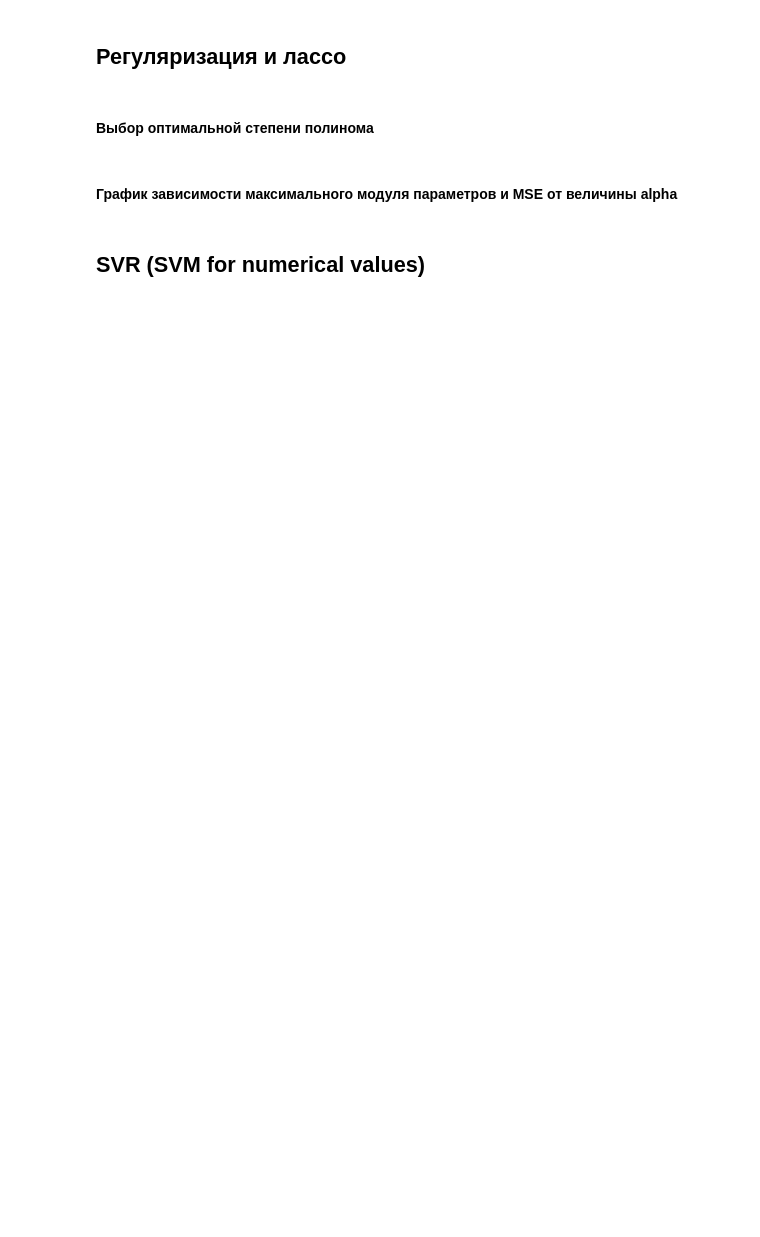
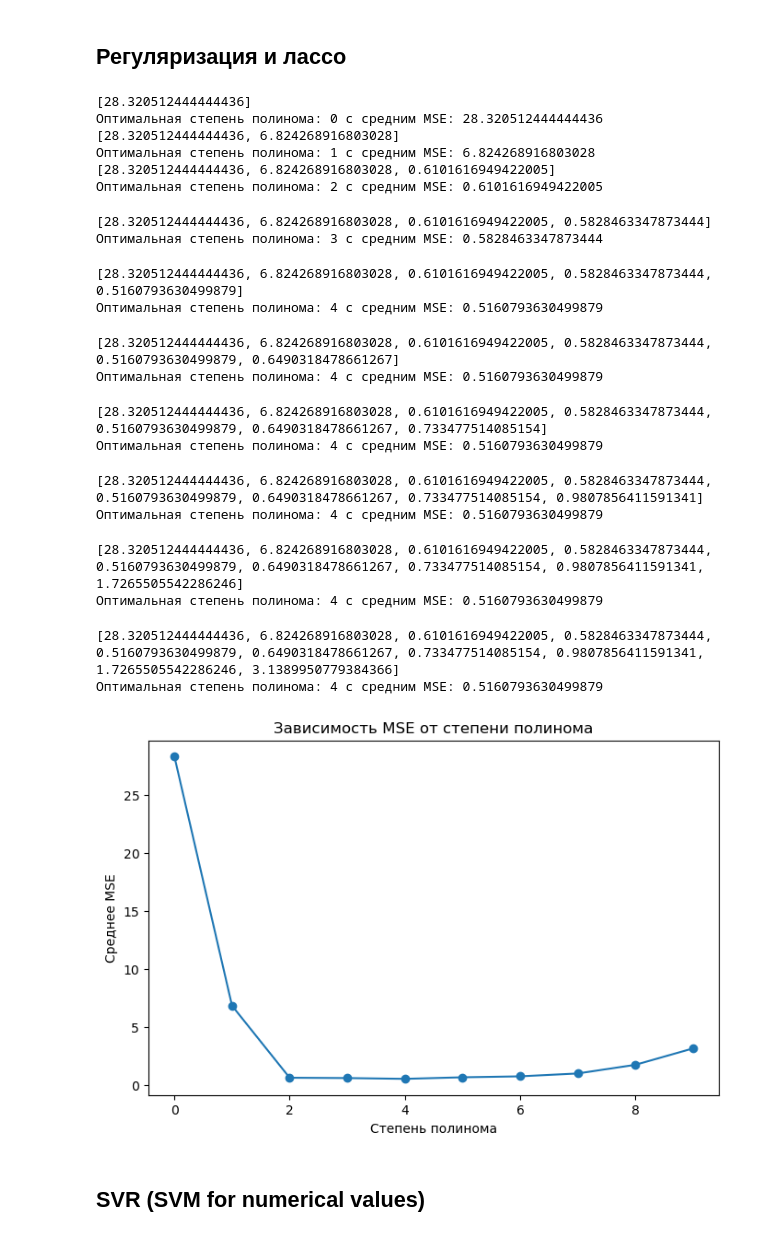
Before and after one commit to noitcelfer7/AIM_practice, a Jupyter notebook: HT5/AIM_practice_5.ipynb, the cells around one changed output. Drawn from its saved outputs; the diff is of its cells as text; code cells hidden in the pictures; blank space fills up the shorter version.

```diff
--- a/HT5/AIM_practice_5.ipynb
+++ b/HT5/AIM_practice_5.ipynb
@@ -202,8 +198,79 @@ plt.show()
 # %% [markdown]
 ## Регуляризация и лассо
-# %% [markdown]
-#### Выбор оптимальной степени полинома
-# %% [markdown]
-#### График зависимости максимального модуля параметров и MSE от величины alpha
+# %%
+from sklearn.linear_model import Lasso
+
+alpha_values = np.logspace(-3, 3, 100)
+
+best_degree = None
+best_mse = float('inf')
+best_mse_values = []
+alphas = []
+
+for i in range(iter_count):
+    poly = PolynomialFeatures(i)
+
+    X_poly = poly.fit_transform(data_3)
+
+    X_train, X_test, y_train, y_test = train_test_split(X_poly, data['sales'], random_state=42)
+
+    ridge_mse_values = []
+    ridge_coef_max = []
+
+    for alpha in alpha_values:
+        ridge = Lasso(alpha=alpha)
+        ridge.fit(X_train, y_train)
+        y_pred = ridge.predict(X_test)
+
+        mse = mean_squared_error(y_test, y_pred)
+
+        ridge_mse_values.append(mse)
+        ridge_coef_max.append(np.max(np.abs(ridge.coef_)))
+
+    avg_mse = np.mean(ridge_mse_values)
+    best_mse_values.append(avg_mse)
+
+    if avg_mse < best_mse:
+        best_mse = avg_mse
+        best_degree = i
+
+    print(best_mse_values)
+
+    pows.append(i)
+
+
+
+    print(f'Оптимальная степень полинома: {best_degree} с средним MSE: {best_mse}')
+
+
+plt.figure(figsize=(8, 5))
+
+plt.plot(list(i for i in range(iter_count)), best_mse_values, marker='o')
+plt.xlabel('Степень полинома')
+plt.ylabel('Среднее MSE')
+plt.title('Зависимость MSE от степени полинома')
+plt.show()
+# %% [output]
+[28.320512444444436]
+Оптимальная степень полинома: 0 с средним MSE: 28.320512444444436
+[28.320512444444436, 6.824268916803028]
+Оптимальная степень полинома: 1 с средним MSE: 6.824268916803028
+[28.320512444444436, 6.824268916803028, 0.6101616949422005]
+Оптимальная степень полинома: 2 с средним MSE: 0.6101616949422005
+[28.320512444444436, 6.824268916803028, 0.6101616949422005, 0.5828463347873444]
+Оптимальная степень полинома: 3 с средним MSE: 0.5828463347873444
+[28.320512444444436, 6.824268916803028, 0.6101616949422005, 0.5828463347873444, 0.5160793630499879]
+Оптимальная степень полинома: 4 с средним MSE: 0.5160793630499879
+[28.320512444444436, 6.824268916803028, 0.6101616949422005, 0.5828463347873444, 0.5160793630499879, 0.6490318478661267]
+Оптимальная степень полинома: 4 с средним MSE: 0.5160793630499879
+[28.320512444444436, 6.824268916803028, 0.6101616949422005, 0.5828463347873444, 0.5160793630499879, 0.6490318478661267, 0.733477514085154]
+Оптимальная степень полинома: 4 с средним MSE: 0.5160793630499879
+[28.320512444444436, 6.824268916803028, 0.6101616949422005, 0.5828463347873444, 0.5160793630499879, 0.6490318478661267, 0.733477514085154, 0.9807856411591341]
+Оптимальная степень полинома: 4 с средним MSE: 0.5160793630499879
+[28.320512444444436, 6.824268916803028, 0.6101616949422005, 0.5828463347873444, 0.5160793630499879, 0.6490318478661267, 0.733477514085154, 0.9807856411591341, 1.7265505542286246]
+Оптимальная степень полинома: 4 с средним MSE: 0.5160793630499879
+[28.320512444444436, 6.824268916803028, 0.6101616949422005, 0.5828463347873444, 0.5160793630499879, 0.6490318478661267, 0.733477514085154, 0.9807856411591341, 1.7265505542286246, 3.1389950779384366]
+Оптимальная степень полинома: 4 с средним MSE: 0.5160793630499879
+[figure, added]
 # %% [markdown]
 ## SVR (SVM for numerical values)
```
Also changed, not shown: parts of 6 cells of this notebook.
